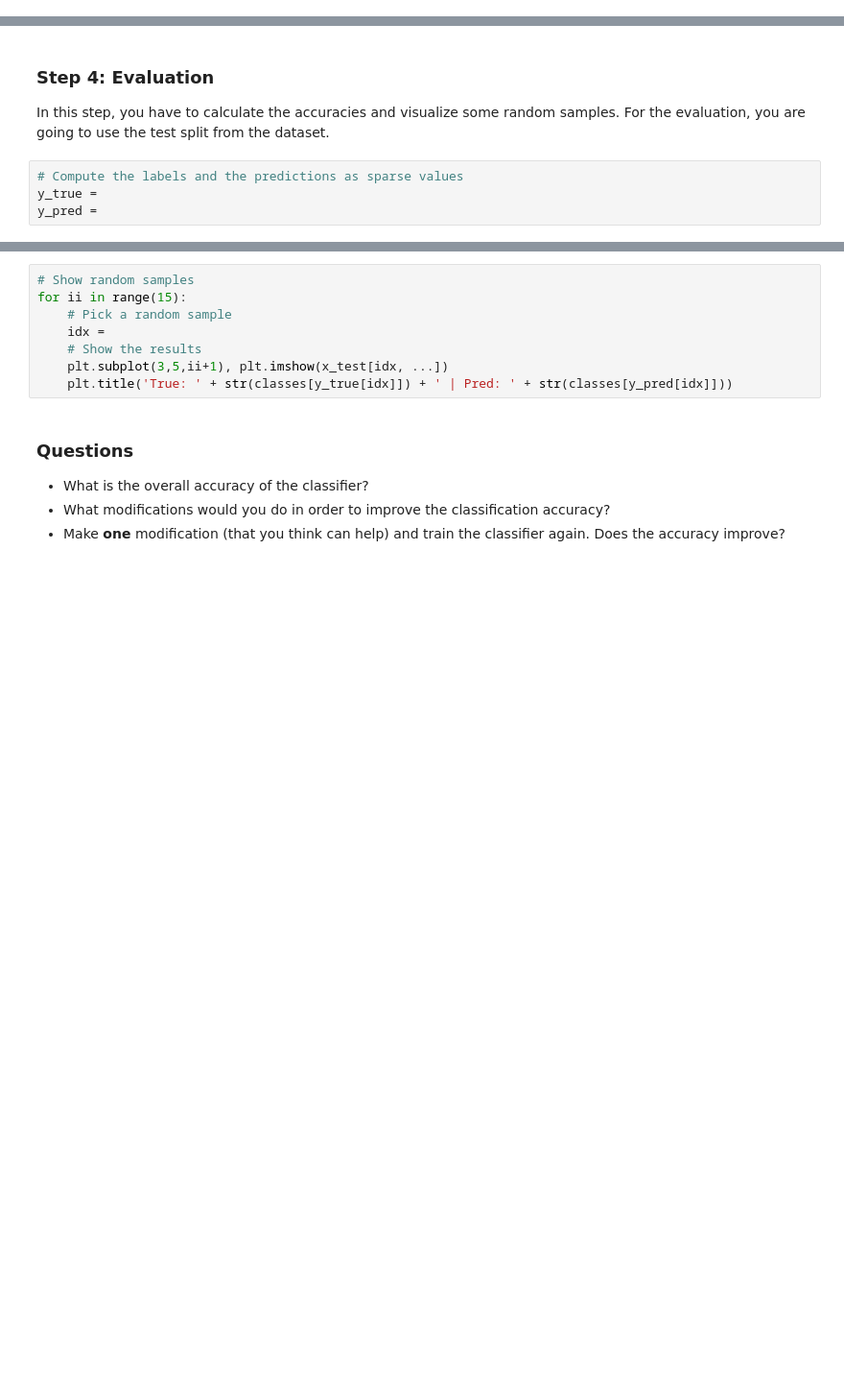
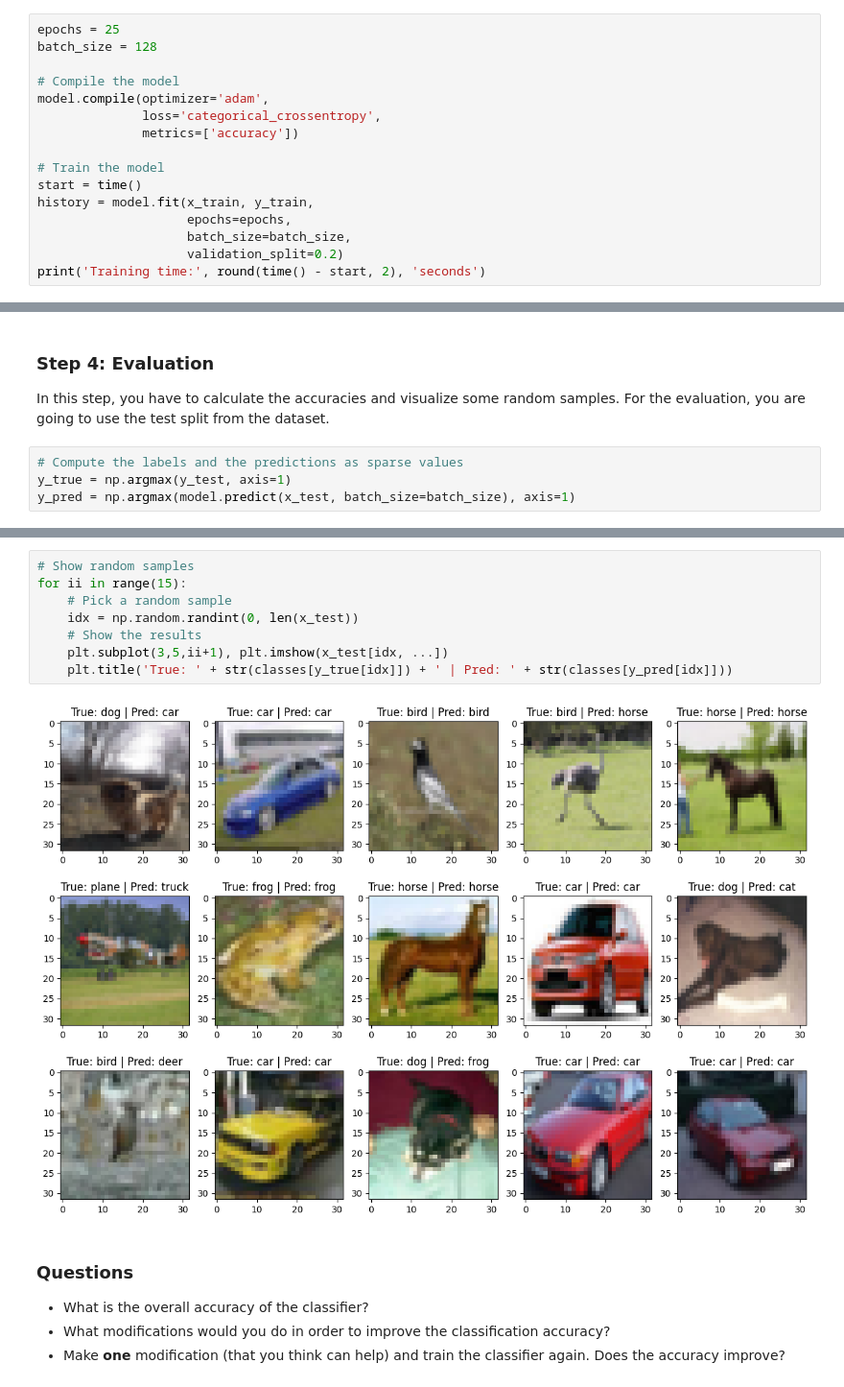
Before and after one commit to tatahonon/cvNotebooks, a Jupyter notebook: Homework81.ipynb, the cells around one changed output, grey strips where cells are left out. Shown at 96% size. Saved outputs shown, nothing was run; the diff lists cells and outputs as text; blank space fills up the shorter version.

```diff
--- a/Homework81.ipynb
+++ b/Homework81.ipynb
@@ -95,0 +160,16 @@ history =
+# %%
+epochs = 25
+batch_size = 128
+
+# Compile the model
+model.compile(optimizer='adam',
+              loss='categorical_crossentropy',
+              metrics=['accuracy'])
+
+# Train the model
+start = time()
+history = model.fit(x_train, y_train,
+                    epochs=epochs,
+                    batch_size=batch_size,
+                    validation_split=0.2)
+print('Training time:', round(time() - start, 2), 'seconds')
@@ -114,5 +216,5 @@ print('Validation Acc', h['val_accuracy'][-1])
 In this step, you have to calculate the accuracies and visualize some random samples. For the evaluation, you are going to use the test split from the dataset.
 # %%
 # Compute the labels and the predictions as sparse values
-y_true =
-y_pred =
+y_true = np.argmax(y_test, axis=1)
+y_pred = np.argmax(model.predict(x_test, batch_size=batch_size), axis=1)
@@ -130,11 +250,13 @@ print('Test metric', ev[1])
 # %%
 # Show random samples
 for ii in range(15):
     # Pick a random sample
-    idx =
+    idx = np.random.randint(0, len(x_test))
     # Show the results
     plt.subplot(3,5,ii+1), plt.imshow(x_test[idx, ...])
     plt.title('True: ' + str(classes[y_true[idx]]) + ' | Pred: ' + str(classes[y_pred[idx]]))
+# %% [output]
+[figure, added]
 # %% [markdown]
 ### Questions
 * What is the overall accuracy of the classifier?
```
Also changed, not shown: parts of 12 cells of this notebook.
